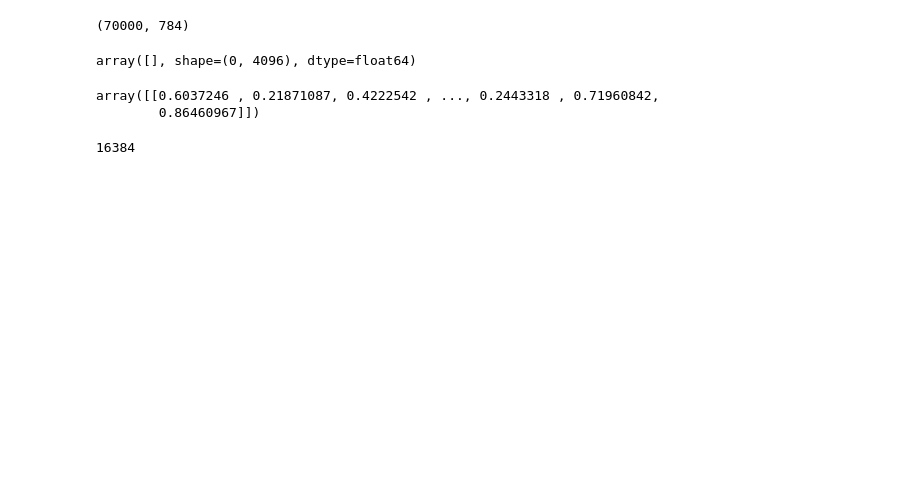
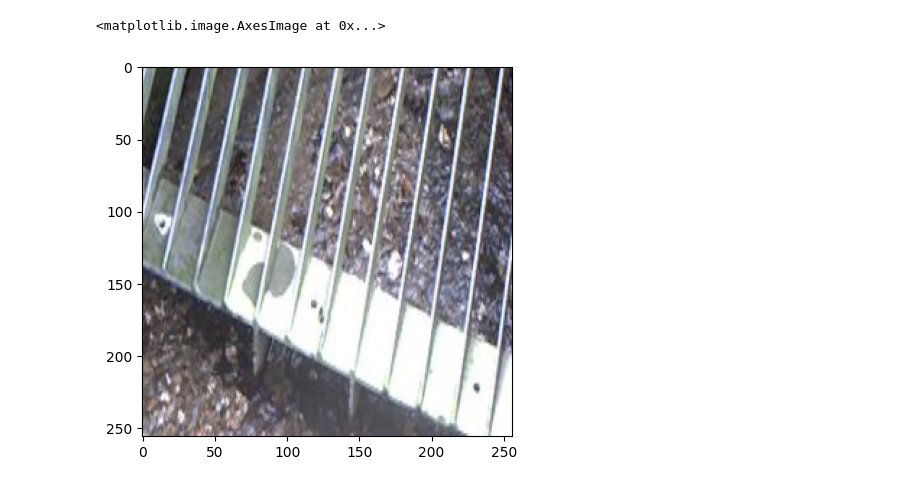
Before and after one commit to EmbeddedAndMore/AD-VAE, a Jupyter notebook: vae.ipynb, the cells around one changed output. Cells and saved outputs as stored; diff of their text form; code cells hidden in the pictures; blank space fills up the shorter version.

```diff
--- a/vae.ipynb
+++ b/vae.ipynb
@@ -225,9 +19,0 @@ plt.show()
-# %%
-preprocess = T.Compose([
-   T.Resize((64,64)),
-   T.Grayscale(),
-
-])
-img = Image.open(all_train_files[0])
-pp_img = preprocess(img)
-pp_img.size
@@ -297,27 +20,31 @@ tsne_2D[idx_trash].T.shape
-# %%
-from sklearn import datasets
-# load dataset
-data = datasets.fetch_openml(
-    'Fashion-MNIST',
-    version=1,
-    return_X_y=True
-)
-# data returns a tuple (features, target)
-features, target = data
-features.shape
-# %% [output]
-(70000, 784)
-# %%
-all_features = np.empty(shape=(0,4096))
-all_features
-# %% [output]
-array([], shape=(0, 4096), dtype=float64)
-# %%
-np.vstack((all_features, np.random.rand(1,4096)))
-# %% [output]
-array([[0.6037246 , 0.21871087, 0.4222542 , ..., 0.2443318 , 0.71960842,
-        0.86460967]])
-# %%
-128*128
-# %% [output]
-16384
+# %%
+class NoTrashDataset(Dataset):
+
+    def __init__(self, root_dir, transform=None):
+        self.root_dir = root_dir
+        self.transform = transform
+        self.dataset_path = os.path.join(root_dir,"train/notrash/**/*.png")
+        self.train_files = glob.glob(self.dataset_path, recursive=True)
+
+        if not transform:
+            # if no transform is passed do a resize
+            tf = T.Compose([T.Resize((256,256)), T.ToTensor()])
+            self.transform = tf
+
+    def __len__(self):
+        return len(self.train_files)
+
+
+    def __getitem__(self, idx):
+        img_path = self.train_files[idx]
+        img = Image.open(img_path)
+
+        if self.transform:
+            img = self.transform(img)
+        return img
+# %%
+dataset = NoTrashDataset("../student_db")
+plt.imshow(dataset[0].permute(1, 2, 0) )
+# %% [output]
+<matplotlib.image.AxesImage at 0x...>
+[figure, added]
```
Also changed, not shown: parts of 30 cells of this notebook, 2 other files.
